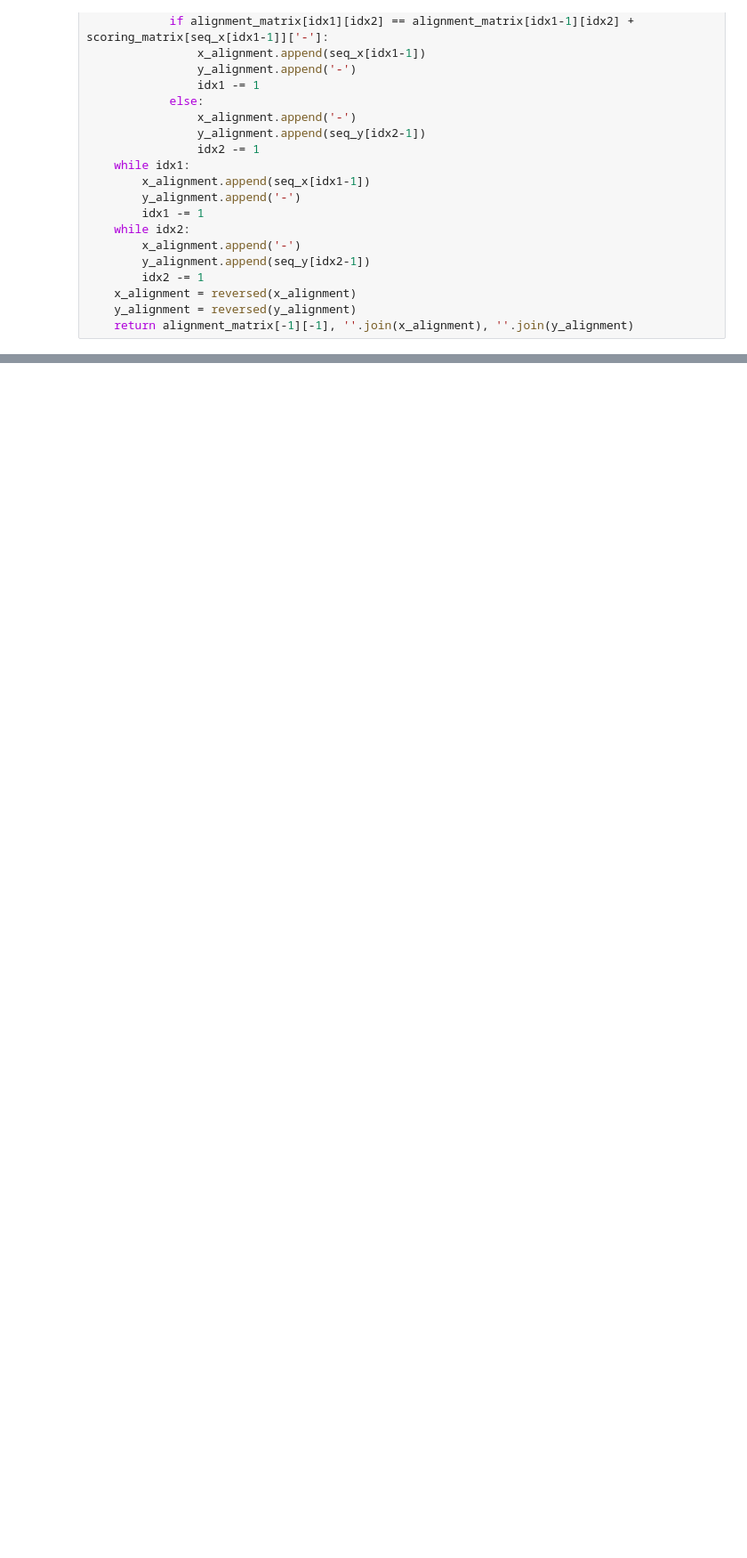
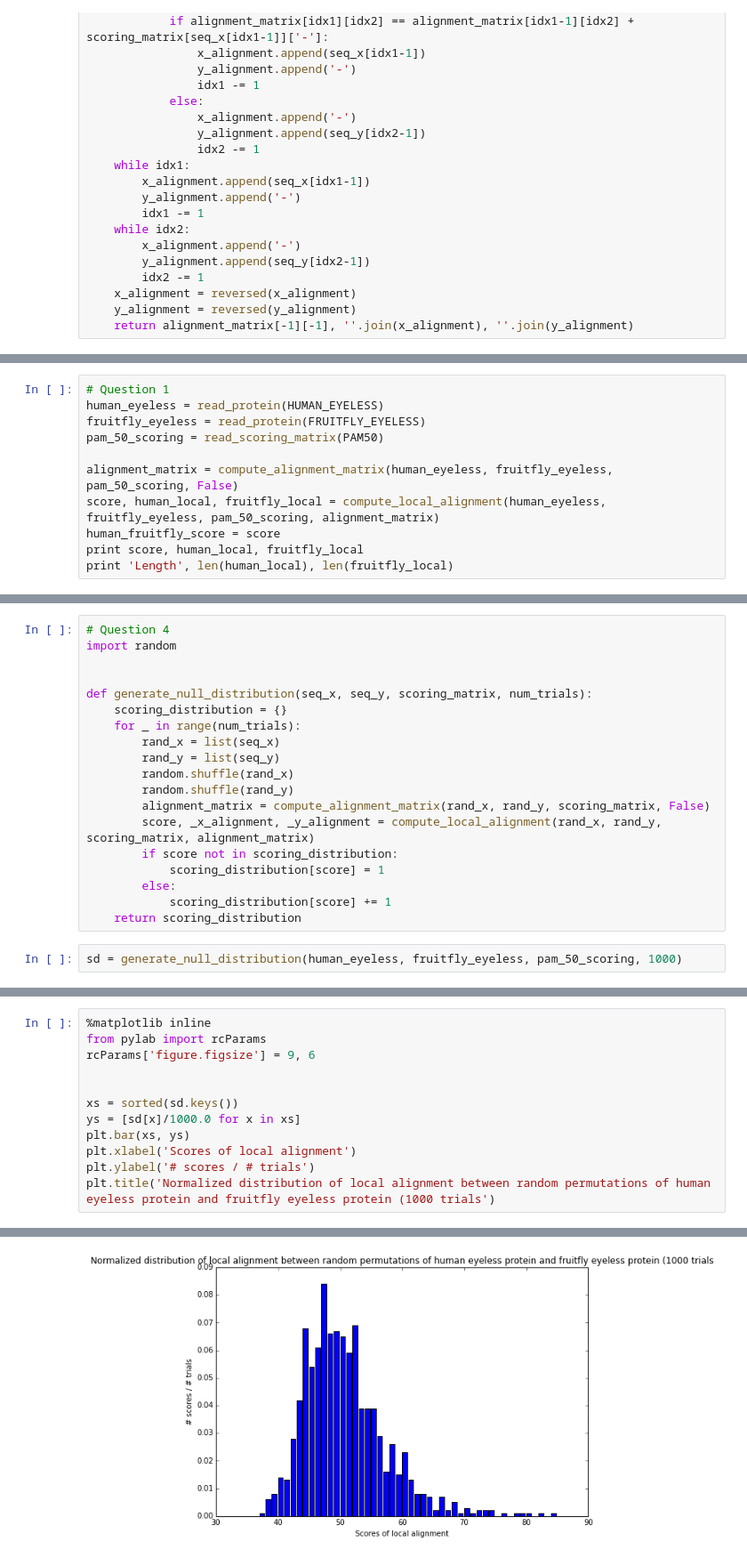
Before and after one commit to kmerenkov/algorithmic-thinking, a Jupyter notebook: project_4.ipynb, the cells around one changed output, grey strips where cells are left out. Shown at 89% size. Saved outputs shown, nothing was run; the diff lists cells and outputs as text; blank space fills up the shorter version.

```diff
--- a/project_4.ipynb
+++ b/project_4.ipynb
@@ -163,0 +230,11 @@ def compute_local_alignment(seq_x, seq_y, scoring_matrix, alignment_matrix):
+# %%
+# Question 1
+human_eyeless = read_protein(HUMAN_EYELESS)
+fruitfly_eyeless = read_protein(FRUITFLY_EYELESS)
+pam_50_scoring = read_scoring_matrix(PAM50)
+
+alignment_matrix = compute_alignment_matrix(human_eyeless, fruitfly_eyeless, pam_50_scoring, False)
+score, human_local, fruitfly_local = compute_local_alignment(human_eyeless, fruitfly_eyeless, pam_50_scoring, alignment_matrix)
+human_fruitfly_score = score
+print score, human_local, fruitfly_local
+print 'Length', len(human_local), len(fruitfly_local)
@@ -163,0 +303,21 @@ def compute_local_alignment(seq_x, seq_y, scoring_matrix, alignment_matrix):
+# %%
+# Question 4
+import random
+
+
+def generate_null_distribution(seq_x, seq_y, scoring_matrix, num_trials):
+    scoring_distribution = {}
+    for _ in range(num_trials):
+        rand_x = list(seq_x)
+        rand_y = list(seq_y)
+        random.shuffle(rand_x)
+        random.shuffle(rand_y)
+        alignment_matrix = compute_alignment_matrix(rand_x, rand_y, scoring_matrix, False)
+        score, _x_alignment, _y_alignment = compute_local_alignment(rand_x, rand_y, scoring_matrix, alignment_matrix)
+        if score not in scoring_distribution:
+            scoring_distribution[score] = 1
+        else:
+            scoring_distribution[score] += 1
+    return scoring_distribution
+# %%
+sd = generate_null_distribution(human_eyeless, fruitfly_eyeless, pam_50_scoring, 1000)
@@ -163,0 +362,13 @@ def compute_local_alignment(seq_x, seq_y, scoring_matrix, alignment_matrix):
+# %%
+%matplotlib inline
+from pylab import rcParams
+rcParams['figure.figsize'] = 9, 6
+
+
+xs = sorted(sd.keys())
+ys = [sd[x]/1000.0 for x in xs]
+plt.bar(xs, ys)
+plt.xlabel('Scores of local alignment')
+plt.ylabel('# scores / # trials')
+plt.title('Normalized distribution of local alignment between random permutations of human eyeless protein and fruitfly eyeless protein (1000 trials')
+# %% [output]
@@ -163,0 +376 @@ def compute_local_alignment(seq_x, seq_y, scoring_matrix, alignment_matrix):
+[figure, added]
```
Also changed, not shown: parts of 11 cells of this notebook, 6 other files.
